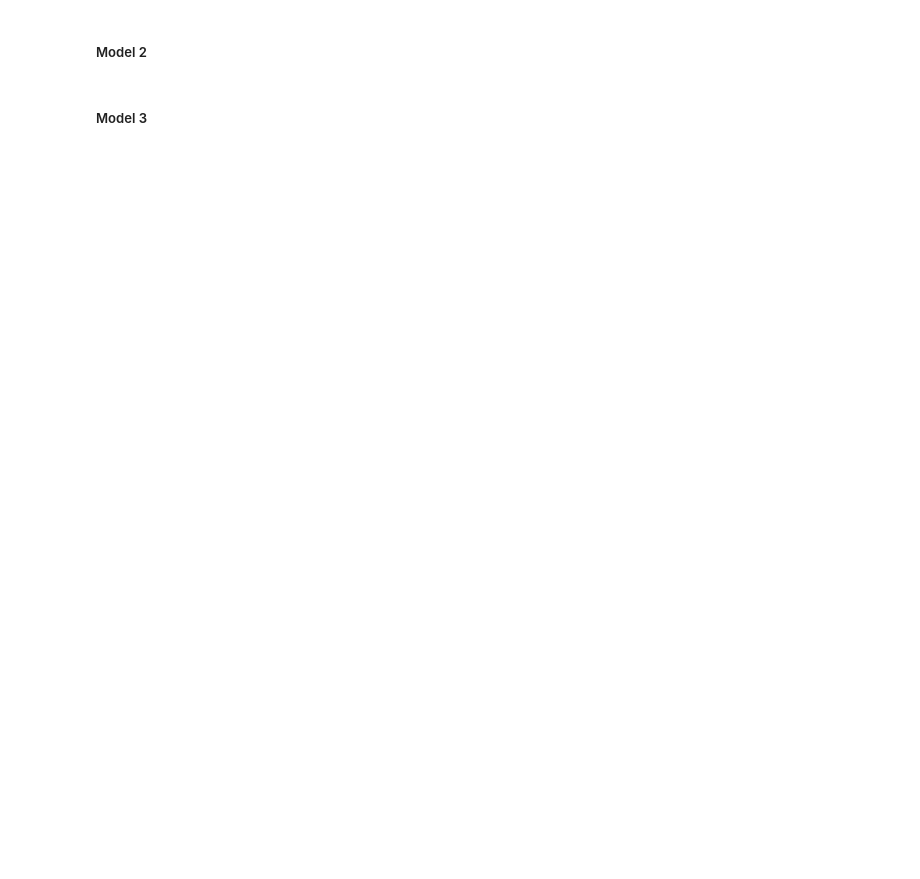
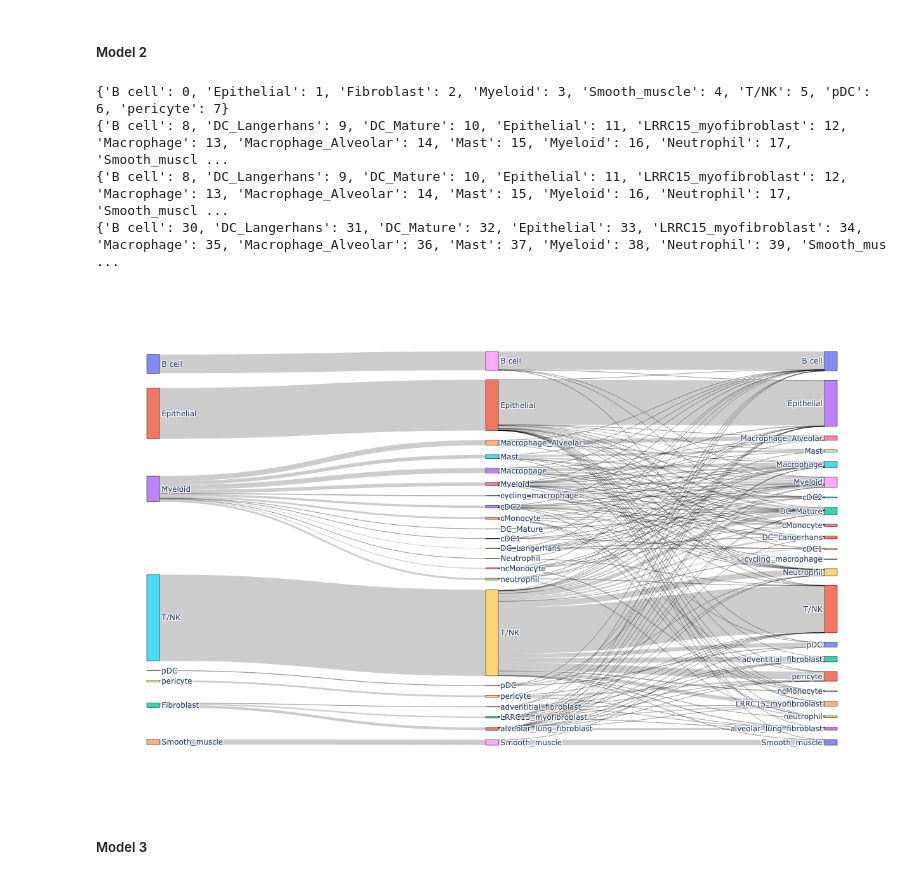
Before and after one commit to joadams1/adams_celltypist, a Jupyter notebook: celltypist/Benchmarking Models.ipynb, the cells around one changed output. Drawn from its saved outputs; the diff is of its cells as text; code cells hidden in the pictures; blank space fills up the shorter version.

Commit message:
sorting out column issue & making some more sankey plots

```diff
--- a/celltypist/Benchmarking Models.ipynb
+++ b/celltypist/Benchmarking Models.ipynb
@@ -195,3 +208,6 @@ pred_adatag_2.write_h5ad('/data/peer/adamsj5/cell_typing/pred_g_model2.h5ad')
+# %%
+#pred_adatag_2.write_h5ad('/data/peer/adamsj5/cell_typing/Data with Predictions/pred_g_model2.h5ad')
+pred_adatag_2 = ad.read('/data/peer/adamsj5/cell_typing/Data with Predictions/pred_g_model2.h5ad')
 # %% [markdown]
 Model 3
 # %%
@@ -213,4 +251,2 @@ col_2 =
 # %%
-pred_adatag_2.obs["pred_labels"] = predictions_g_2.predicted_labels["predicted_labels"]
-pred_adatag_3.obs["pred_labels"] = predictions_g_3.predicted_labels["predicted_labels"]
-pred_adatag_2.obs["pred_labels"].equals(pred_adatag_3.obs["pred_labels"])
+pred_adatag_0.obs["predicted_labels"].equals(pred_adatag_4.obs["predicted_labels"])
@@ -414,7 +482,15 @@ fig_g_0 = make_sankey(pred_adatag_0, 'predicted_labels', 'finer_cell_types', cat
 # %% [markdown]
 ##### Model 2
+# %%
+labels_2 = ['B cell', 'Epithelial', 'Fibroblast', 'Myeloid', 'Smooth_muscle', 'T/NK', 'pDC', 'pericyte','B cell', 'DC_Langerhans', 'DC_Mature', 'Epithelial', 'LRRC15_myofibroblast', 'Macrophage', 'Macrophage_Alveolar', 'Mast', 'Myeloid', 'Neutrophil', 'Smooth_muscle', 'T/NK', 'adventitial_fibroblast', 'alveolar_lung_fibroblast', 'cDC1', 'cDC2', 'cMonocyte', 'cycling_macrophage', 'ncMonocyte', 'neutrophil', 'pDC', 'pericyte','B cell', 'DC_Langerhans', 'DC_Mature', 'Epithelial', 'LRRC15_myofibroblast', 'Macrophage', 'Macrophage_Alveolar', 'Mast', 'Myeloid', 'Neutrophil', 'Smooth_muscle', 'T/NK', 'adventitial_fibroblast', 'alveolar_lung_fibroblast', 'cDC1', 'cDC2', 'cMonocyte', 'cycling_macrophage', 'ncMonocyte', 'neutrophil', 'pDC', 'pericyte']
 # %%
-fig_g_2 = make_sankey(pred_adatag_2, 'predicted_labels', 'finer_cell_types', categorise_glanser,7, 22, labels)
+fig_g_2 = make_sankey(pred_adatag_2, 'predicted_labels', 'finer_cell_types', categorise_glanser,7, 22, labels_2)
 fig_g_2.show()
+# %% [output]
+{'B cell': 0, 'Epithelial': 1, 'Fibroblast': 2, 'Myeloid': 3, 'Smooth_muscle': 4, 'T/NK': 5, 'pDC': 6, 'pericyte': 7}
+{'B cell': 8, 'DC_Langerhans': 9, 'DC_Mature': 10, 'Epithelial': 11, 'LRRC15_myofibroblast': 12, 'Macrophage': 13, 'Macrophage_Alveolar': 14, 'Mast': 15, 'Myeloid': 16, 'Neutrophil': 17, 'Smooth_muscl ...
+{'B cell': 8, 'DC_Langerhans': 9, 'DC_Mature': 10, 'Epithelial': 11, 'LRRC15_myofibroblast': 12, 'Macrophage': 13, 'Macrophage_Alveolar': 14, 'Mast': 15, 'Myeloid': 16, 'Neutrophil': 17, 'Smooth_muscl ...
+{'B cell': 30, 'DC_Langerhans': 31, 'DC_Mature': 32, 'Epithelial': 33, 'LRRC15_myofibroblast': 34, 'Macrophage': 35, 'Macrophage_Alveolar': 36, 'Mast': 37, 'Myeloid': 38, 'Neutrophil': 39, 'Smooth_mus ...
+[figure, added]
 # %% [markdown]
 ##### Model 3
```
Also changed, not shown: parts of 46 cells of this notebook.
